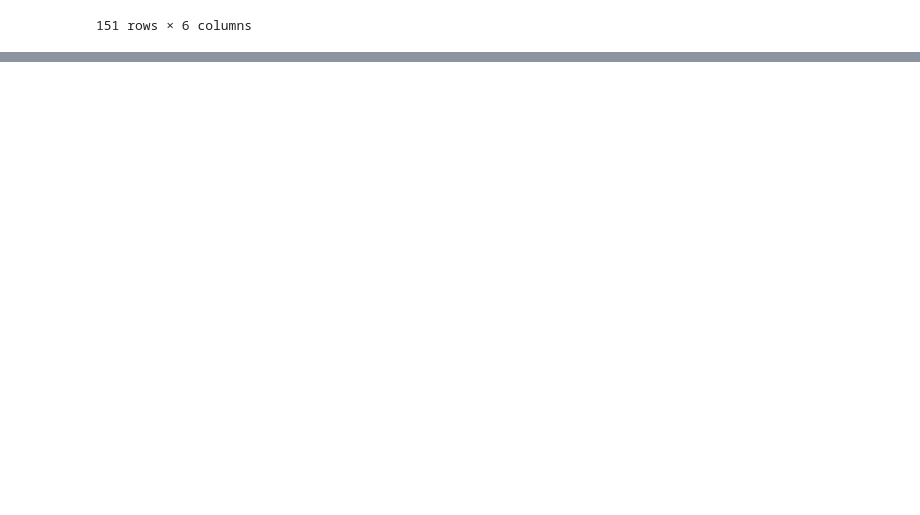
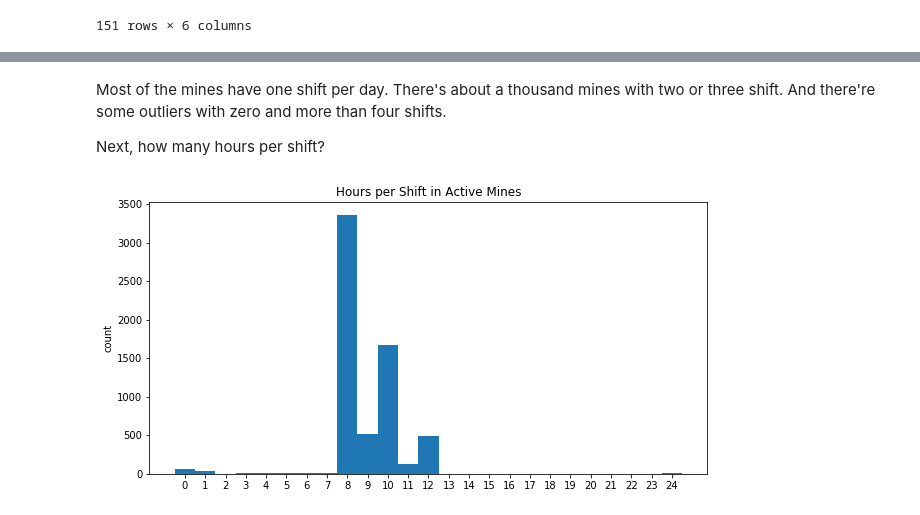
Before and after one commit to dvokinsark/us_mines, a Jupyter notebook: data_exploration.ipynb, the cells around one changed output, grey strips where cells are left out. Drawn from its saved outputs; the diff is of its cells as text; code cells hidden in the pictures; blank space fills up the shorter version.

```diff
--- a/data_exploration.ipynb
+++ b/data_exploration.ipynb
@@ -381,0 +397,20 @@ mines_active[outliers].iloc[:,6:12]
+# %% [markdown]
+Most of the mines have one shift per day. There's about a thousand mines with two or three shift. And there're some outliers with zero and more than four shifts.
+
+Next, how many hours per shift?
+# %%
+# plot distribution of hours per shift
+plt.figure(figsize=(10,5))
+bin_edges = np.arange(0, max(mines_active.HOURS_PER_SHIFT)+2, 1)
+plt.hist(data = mines_active, x = 'HOURS_PER_SHIFT',
+         bins = bin_edges)
+# create tick locations
+tick_locations = np.arange(0.5, max(mines_active.HOURS_PER_SHIFT)+1.5, 1)
+# create tick lables
+tick_labels = ['{}'.format(int(x-0.5)) for x in tick_locations]
+# plot x labels
+plt.xticks(tick_locations, tick_labels)
+plt.title('Hours per Shift in Active Mines')
+plt.ylabel('count');
+# %% [output]
+[figure, added]
```
Also changed, not shown: parts of 13 cells of this notebook.
